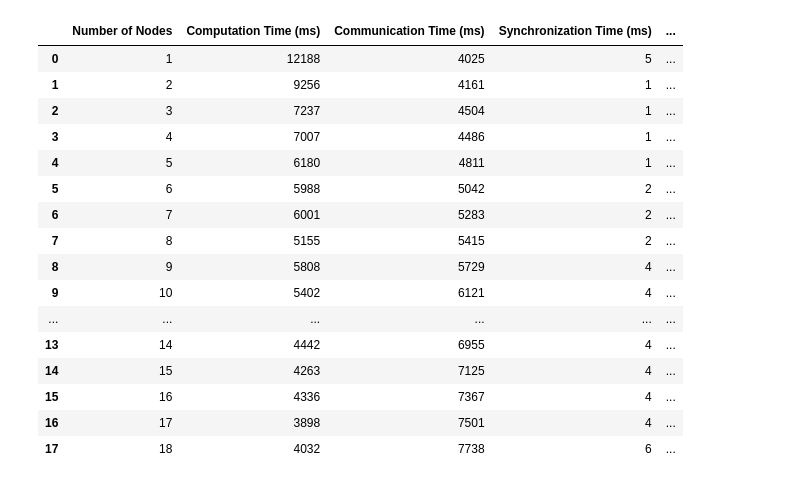
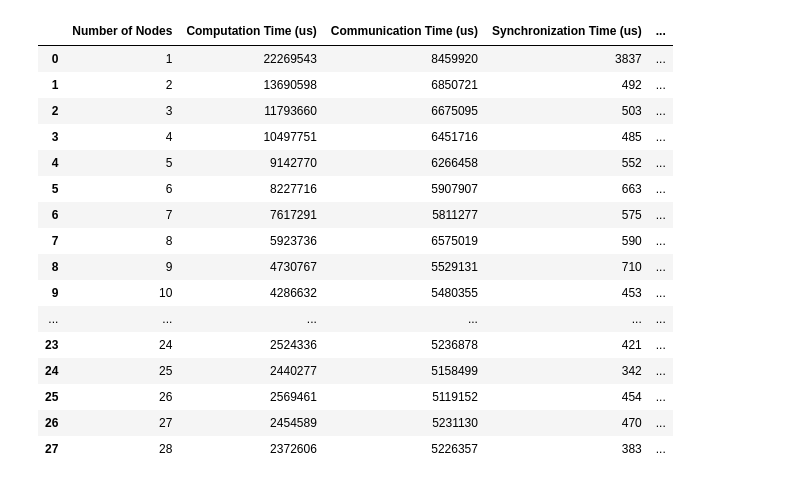
Before and after one commit to yurialvizi/SLR207-TP-FTP, a Jupyter notebook: analysis.ipynb, the cells around one changed output. Saved outputs shown, nothing was run; the diff lists cells and outputs as text; code cells hidden in the pictures.

```diff
--- a/analysis.ipynb
+++ b/analysis.ipynb
@@ -4,25 +5,42 @@ import matplotlib.pyplot as plt
+# %%
+def list_files(directory):
+    try:
+        items = os.listdir(directory)
+
+        files = [item for item in items if os.path.isfile(os.path.join(directory, item))]
+        return files
+    except Exception as e:
+        print(f"Error accessing directory: {e}")
+        return []
 # %%
-# Read metrics.csv file
-metrics = pd.read_csv('metrics.csv')
+# Read the last file created in the metrics folder
+# Retrieve files in the metrics folder
+metric_files = list_files('metrics')
+
+# Sort the files by creation date
+metric_files.sort(key=lambda x: os.path.getctime(f'metrics/{x}'))
+
+metrics = pd.read_csv(f'metrics/{metric_files[-1]}')
 # Create a new column with the total time spent which is the sum of the time spent on each task
-metrics['Total time spent (ms)'] = metrics['Computation Time (ms)'] + metrics['Communication Time (ms)'] + metrics['Synchronization Time (ms)']
+metrics['Total time spent (us)'] = metrics['Computation Time (us)'] + metrics['Communication Time (us)'] + metrics['Synchronization Time (us)']
+
 metrics
 # %% [output]
-|  | Number of Nodes | Computation Time (ms) | Communication Time (ms) | Synchronization Time (ms) | ... |
-| 0 | 1 | 12188 | 4025 | 5 | ... |
-| 1 | 2 | 9256 | 4161 | 1 | ... |
-| 2 | 3 | 7237 | 4504 | 1 | ... |
-| 3 | 4 | 7007 | 4486 | 1 | ... |
-| 4 | 5 | 6180 | 4811 | 1 | ... |
-| 5 | 6 | 5988 | 5042 | 2 | ... |
-| 6 | 7 | 6001 | 5283 | 2 | ... |
-| 7 | 8 | 5155 | 5415 | 2 | ... |
-| 8 | 9 | 5808 | 5729 | 4 | ... |
-| 9 | 10 | 5402 | 6121 | 4 | ... |
+|  | Number of Nodes | Computation Time (us) | Communication Time (us) | Synchronization Time (us) | ... |
+| 0 | 1 | 22269543 | 8459920 | 3837 | ... |
+| 1 | 2 | 13690598 | 6850721 | 492 | ... |
+| 2 | 3 | 11793660 | 6675095 | 503 | ... |
+| 3 | 4 | 10497751 | 6451716 | 485 | ... |
+| 4 | 5 | 9142770 | 6266458 | 552 | ... |
+| 5 | 6 | 8227716 | 5907907 | 663 | ... |
+| 6 | 7 | 7617291 | 5811277 | 575 | ... |
+| 7 | 8 | 5923736 | 6575019 | 590 | ... |
+| 8 | 9 | 4730767 | 5529131 | 710 | ... |
+| 9 | 10 | 4286632 | 5480355 | 453 | ... |
 | ... | ... | ... | ... | ... | ... |
-| 13 | 14 | 4442 | 6955 | 4 | ... |
-| 14 | 15 | 4263 | 7125 | 4 | ... |
-| 15 | 16 | 4336 | 7367 | 4 | ... |
-| 16 | 17 | 3898 | 7501 | 4 | ... |
-| 17 | 18 | 4032 | 7738 | 6 | ... |
+| 23 | 24 | 2524336 | 5236878 | 421 | ... |
+| 24 | 25 | 2440277 | 5158499 | 342 | ... |
+| 25 | 26 | 2569461 | 5119152 | 454 | ... |
+| 26 | 27 | 2454589 | 5231130 | 470 | ... |
+| 27 | 28 | 2372606 | 5226357 | 383 | ... |
 # %%
```
Also changed, not shown: parts of 8 cells of this notebook, 24 other files.
